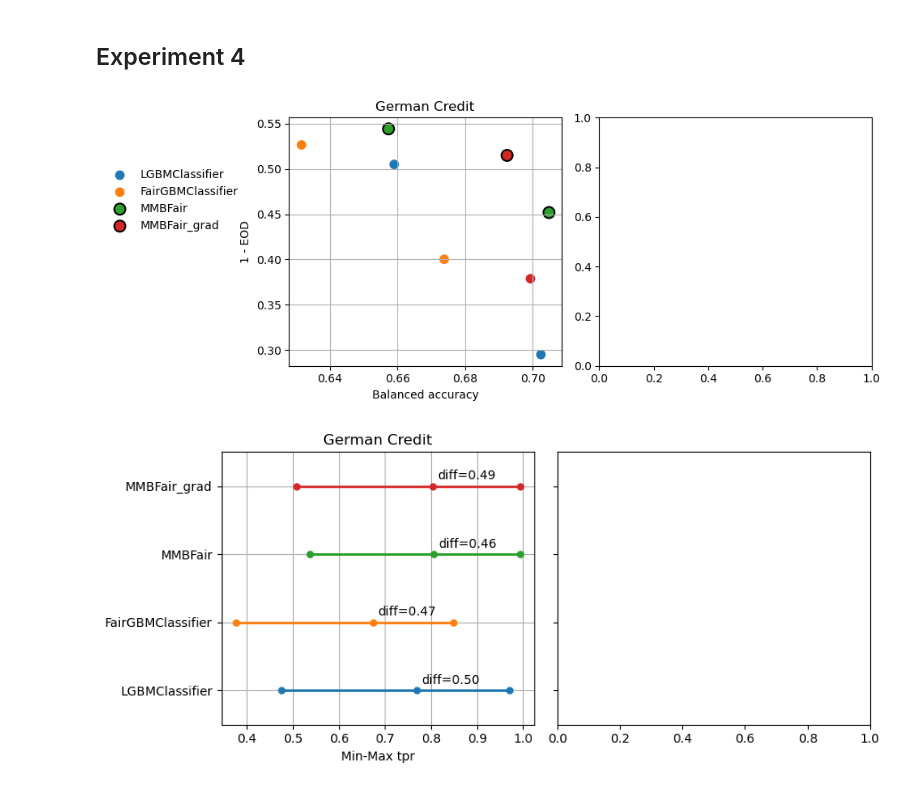
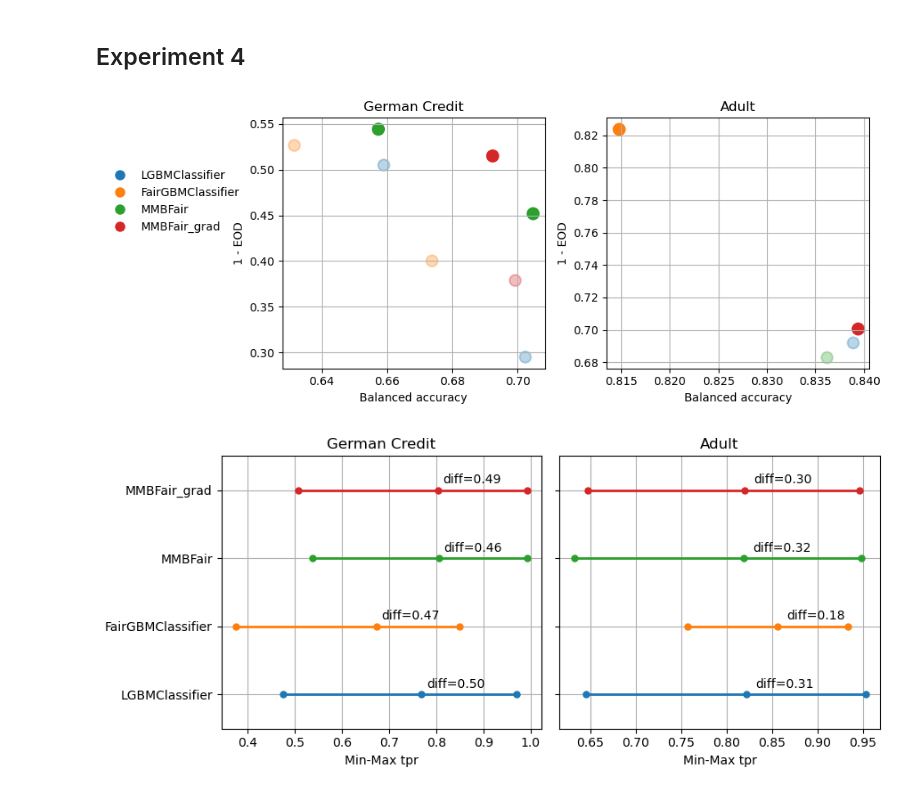
Before and after one commit to hiaac-finance/m2fgb, a Jupyter notebook: notebooks/analyze_results.ipynb, the cells around one changed output. Drawn from its saved outputs; the diff is of its cells as text; code cells hidden in the pictures.

Commit message:
some plots of subgroups experiments

```diff
--- a/notebooks/analyze_results.ipynb
+++ b/notebooks/analyze_results.ipynb
@@ -15,6 +26,7 @@ dataset_names = {
 fig, axs = plt.subplots(nrows = 1, ncols = 3, figsize = (15, 4))
 
 selected_models = ["LGBMClassifier", "FairGBMClassifier", "FairClassifier", "MMBFair", "MMBFair_grad"]
+
 
 
 for k, dataset in enumerate(["german", "compas", "adult"]):
@@ -56,7 +68,7 @@ for k, dataset in enumerate(["german", "compas", "adult"]):
             df["bal_acc"],
             df["fair"],
             label=model,
-            ec = ["white" if dominated else "black" for dominated in df["dominated"]],
+            alpha = [0.3 if dominated else 1 for dominated in df["dominated"]],
             s = 100,
             lw = 1.5
         )
@@ -66,6 +78,7 @@ for k, dataset in enumerate(["german", "compas", "adult"]):
     axs[k].set_xlabel("Balanced accuracy")
     axs[k].set_ylabel("1 - EOD")
     if k == 0:
-        axs[0].legend(loc="lower left", bbox_to_anchor=(-0.7, 0.5), frameon=False)
+        axs[k].legend(handles=handles, loc="lower left", bbox_to_anchor=(-0.7, 0.5), frameon=False)
+        #axs[0].legend(loc="lower left", bbox_to_anchor=(-0.7, 0.5), frameon=False)
 plt.tight_layout()
 # %% [output]
@@ -197,6 +210,13 @@ plt.tight_layout()
 [figure]
 # %% [markdown]
 ## Experiment 2
+# %%
+handles = [
+    Line2D([0], [0], marker='o', color='w', label='LGBMClassifier', markerfacecolor='C0', markersize=10),
+    Line2D([0], [0], marker='o', color='w', label='FairGBMClassifier', markerfacecolor='C1', markersize=10),
+    Line2D([0], [0], marker='o', color='w', label='MMBFair', markerfacecolor='C2', markersize=10),
+    Line2D([0], [0], marker='o', color='w', label='MMBFair_grad', markerfacecolor='C3', markersize=10),
+]
 # %%
 fig, axs = plt.subplots(nrows = 1, ncols = 2, figsize = (10, 4))
 
@@ -242,7 +262,7 @@ for k, dataset in enumerate(["german", "adult"]):
             df["bal_acc"],
             df["fair"],
             label=model,
-            ec = ["white" if dominated else "black" for dominated in df["dominated"]],
+            alpha = [0.3 if dominated else 1 for dominated in df["dominated"]],
             s = 100,
             lw = 1.5
         )
@@ -253,6 +273,6 @@ for k, dataset in enumerate(["german", "adult"]):
     axs[k].set_xlabel("Balanced accuracy")
     axs[k].set_ylabel("1 - EOD")
     if k == 0:
-        axs[0].legend(loc="lower left", bbox_to_anchor=(-0.7, 0.5), frameon=False)
+        axs[k].legend(handles=handles, loc="lower left", bbox_to_anchor=(-0.7, 0.5), frameon=False)
 plt.tight_layout()
 # %% [output]
@@ -343,7 +363,7 @@ fig, axs = plt.subplots(nrows = 1, ncols = 2, figsize = (10, 4))
 selected_models = ["LGBMClassifier", "FairGBMClassifier", "MMBFair", "MMBFair_grad"]
 
 
-for k, dataset in enumerate(["german"]):
+for k, dataset in enumerate(["german", "adult"]):
     # load tables
     models = glob.glob(f"../results/subgroup2_experiment/{dataset}/*")
     results = []
@@ -382,7 +402,7 @@ for k, dataset in enumerate(["german"]):
             df["bal_acc"],
             df["fair"],
             label=model,
-            ec = ["white" if dominated else "black" for dominated in df["dominated"]],
+            alpha = [0.3 if dominated else 1 for dominated in df["dominated"]],
             s = 100,
             lw = 1.5
         )
@@ -392,46 +412,46 @@ for k, dataset in enumerate(["german"]):
     axs[k].set_xlabel("Balanced accuracy")
     axs[k].set_ylabel("1 - EOD")
     if k == 0:
-        axs[0].legend(loc="lower left", bbox_to_anchor=(-0.7, 0.5), frameon=False)
+        axs[k].legend(handles=handles, loc="lower left", bbox_to_anchor=(-0.7, 0.5), frameon=False)
 plt.tight_layout()
 # %% [output]
-[figure, old version]
+[figure, new version]
 # %%
 fig, axs = plt.subplots(nrows = 1, ncols = 2, figsize = (9, 4), sharey=True)
 metric = "tpr"
 selected_models = ["LGBMClassifier", "FairGBMClassifier", "MMBFair", "MMBFair_grad"]
-for k, dataset in enumerate(["german",]):
+for k, dataset in enumerate(["german", "adult"]):
     # load tables
     models = glob.glob(f"../results/subgroup2_experiment/{dataset}/*0.75")
     results = []
     for model in models:
         model_name = "_".join(model.split("/")[-1].split("_")[:-1])
         alpha = float(model.split("_")[-1])
         df = pd.read_csv(model + "/results.csv")
         df["model"] = model_name
         df = df[["model", f"{metric}_min", f"{metric}_max", f"{metric}_mean"]]
         df = df.groupby("model").mean().reset_index()
         results.append(df)
 
     results = pd.concat(results).reset_index(drop=True)
 
     for i, model in enumerate(selected_models):
         df = results[results["model"] == model]
         min_ = df[f"{metric}_min"].values[0]
         mean_ = df[f"{metric}_mean"].values[0]
         max_ = df[f"{metric}_max"].values[0]
         axs[k].plot([min_, mean_, max_], [i, i, i], label=model, linewidth=2, marker="o", markersize=5)
         # annotate the difference above the line
         axs[k].annotate(f"diff={max_ - min_:.2f}", xy=(mean_, i), xytext=(mean_ + 0.01, i + 0.1), fontsize=10)
 
 
     axs[k].grid()
     axs[k].set_title(dataset_names[dataset])
     axs[k].set_xlabel(f"Min-Max {metric}")
     axs[k].set_ylim(-0.5, len(selected_models) - 0.5)
     axs[k].set_yticks(range(len(selected_models)))
     axs[k].set_yticklabels(selected_models)
 
 plt.tight_layout()
 # %% [output]
-[figure, old version]
+[figure, new version]
```
Also changed, not shown: parts of 4 cells of this notebook.
